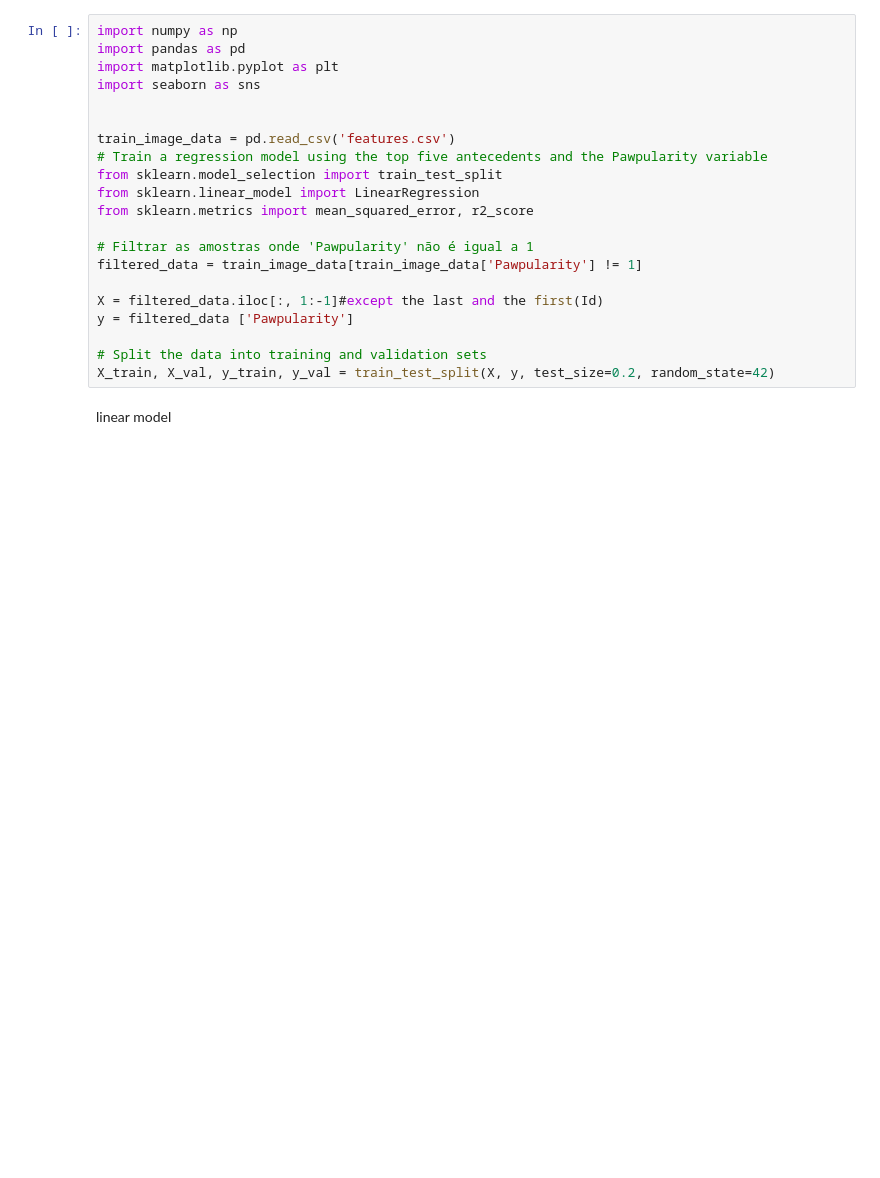
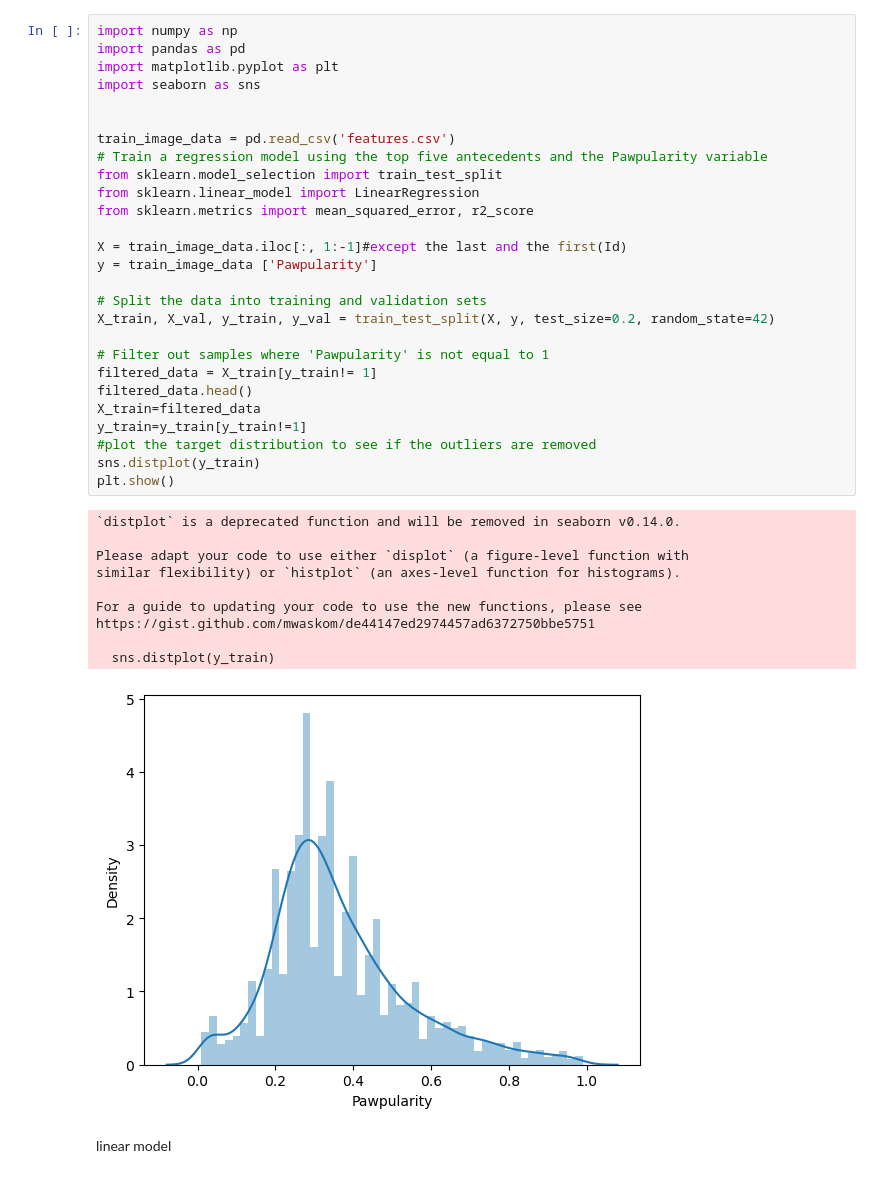
Before and after one commit to minesamaro/pawpularity-daco, a Jupyter notebook: linear_regression.ipynb, the cells around one changed output. Drawn from its saved outputs; the diff is of its cells as text; blank space fills up the shorter version.

```diff
--- a/linear_regression.ipynb
+++ b/linear_regression.ipynb
@@ -1,24 +1,41 @@
 # %%
 import numpy as np
 import pandas as pd
 import matplotlib.pyplot as plt
 import seaborn as sns
 
 
 train_image_data = pd.read_csv('features.csv')
 # Train a regression model using the top five antecedents and the Pawpularity variable
 from sklearn.model_selection import train_test_split
 from sklearn.linear_model import LinearRegression
 from sklearn.metrics import mean_squared_error, r2_score
 
-# Filtrar as amostras onde 'Pawpularity' não é igual a 1
-filtered_data = train_image_data[train_image_data['Pawpularity'] != 1]
-
-X = filtered_data.iloc[:, 1:-1]#except the last and the first(Id)
-y = filtered_data ['Pawpularity']
+X = train_image_data.iloc[:, 1:-1]#except the last and the first(Id)
+y = train_image_data ['Pawpularity']
 
 # Split the data into training and validation sets
 X_train, X_val, y_train, y_val = train_test_split(X, y, test_size=0.2, random_state=42)
+
+# Filter out samples where 'Pawpularity' is not equal to 1
+filtered_data = X_train[y_train!= 1]
+filtered_data.head()
+X_train=filtered_data
+y_train=y_train[y_train!=1]
+#plot the target distribution to see if the outliers are removed
+sns.distplot(y_train)
+plt.show()
+# %% [output]
+`distplot` is a deprecated function and will be removed in seaborn v0.14.0.
+
+Please adapt your code to use either `displot` (a figure-level function with
+similar flexibility) or `histplot` (an axes-level function for histograms).
+
+For a guide to updating your code to use the new functions, please see
+https://gist.github.com/mwaskom/de44147ed2974457ad6372750bbe5751
+
+  sns.distplot(y_train)
+[figure, added]
 # %% [markdown]
 linear model
 # %%
```
Also changed, not shown: parts of 6 cells of this notebook.
